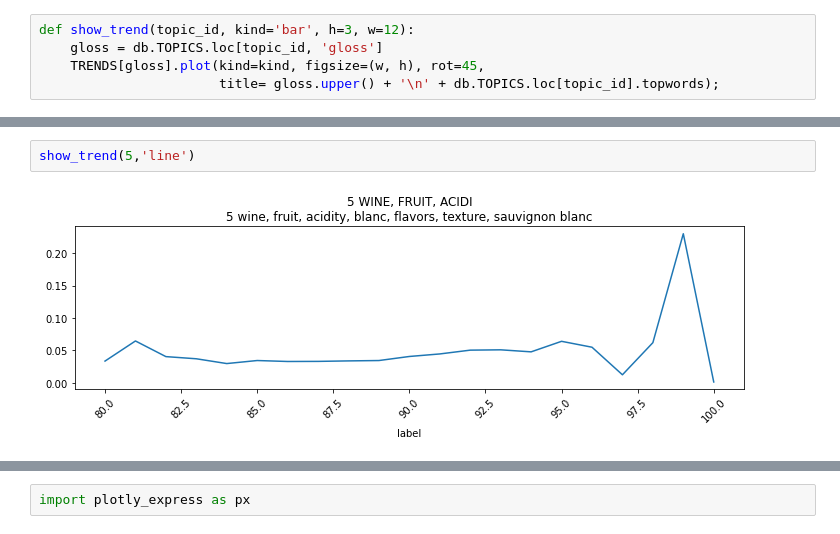
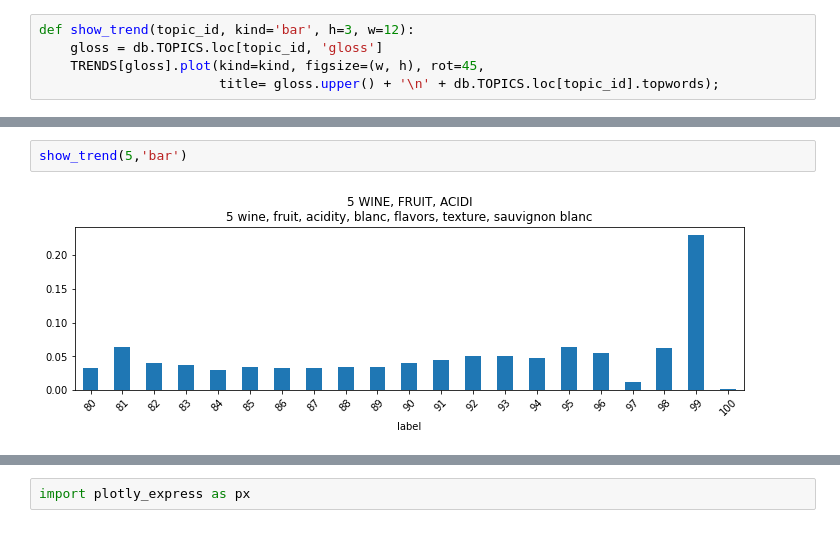
Before and after one commit to ontoligent/TAPI_Topic_Models, a Jupyter notebook: 03-TopicTrendsTemplate.ipynb, the cells around one changed output, grey strips where cells are left out. Drawn from its saved outputs; the diff is of its cells as text.

```diff
--- a/03-TopicTrendsTemplate.ipynb
+++ b/03-TopicTrendsTemplate.ipynb
@@ -112,4 +125,4 @@ show_trend(3,'line')
 # %%
-show_trend(5,'line')
+show_trend(5,'bar')
 # %% [output]
-[figure, old version]
+[figure, new version]
```
Also changed, not shown: parts of 11 cells of this notebook, 4 other files.
